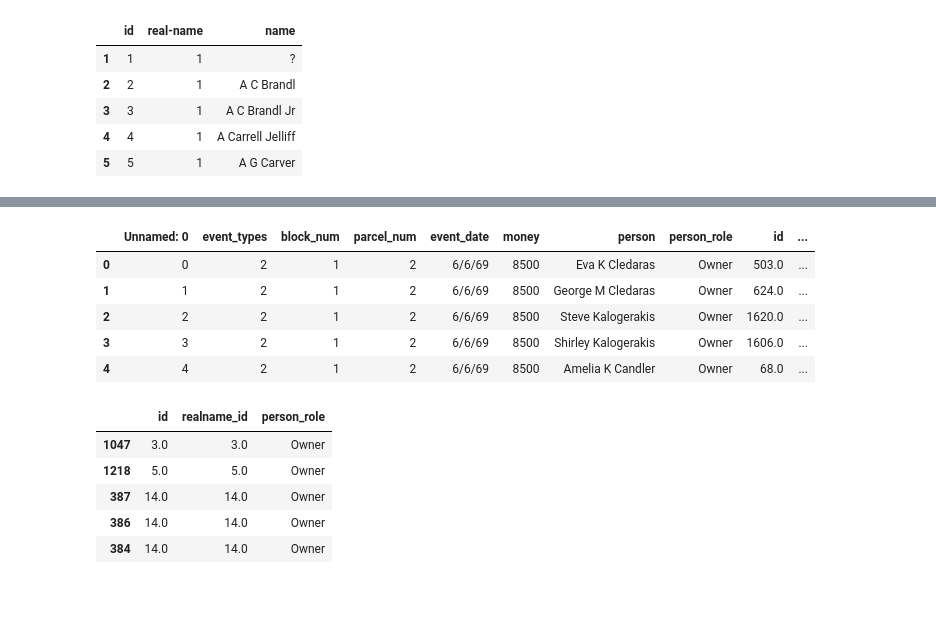
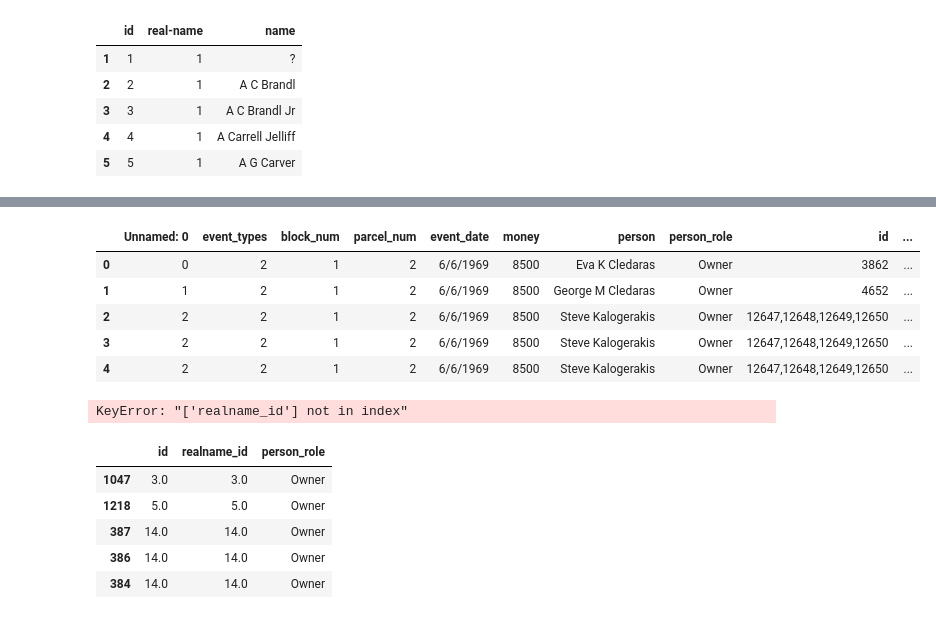
Before and after one commit to squeakyspacebar/urban-renewal-curation, a Jupyter notebook: python/Bez-Data-org.ipynb, the cells around one changed output, grey strips where cells are left out. Saved outputs shown, nothing was run; the diff lists cells and outputs as text; code cells hidden in the pictures.

Commit message:
Clean up Names
Currently working on "Name clean up (Bez)" and bellow

```diff
--- a/python/Bez-Data-org.ipynb
+++ b/python/Bez-Data-org.ipynb
@@ -6,7 +6,7 @@ from pandas import Series, DataFrame
 import re
 import math
 # %%
-df= pd.read_csv('data/2019_Transcriptions.csv')
+df= pd.read_csv('data/2019Transcriptions.csv')
 # %%
 df.head()
 # %% [output]
@@ -1437,11 +1519,11 @@ events_table.head()
 # %%
-events_table = events_table.merge(new_people, how='left', left_on='person', right_on='name')
+events_table_test = events_table.merge(newframe, how='left', left_on='person', right_on='name')
 # %%
-events_table.head()
+events_table_test.head()
 # %% [output]
 |  | Unnamed: 0 | event_types | block_num | parcel_num | event_date | money | person | person_role | id | ... |
-| 0 | 0 | 2 | 1 | 2 | 6/6/69 | 8500 | Eva K Cledaras | Owner | 503.0 | ... |
-| 1 | 1 | 2 | 1 | 2 | 6/6/69 | 8500 | George M Cledaras | Owner | 624.0 | ... |
-| 2 | 2 | 2 | 1 | 2 | 6/6/69 | 8500 | Steve Kalogerakis | Owner | 1620.0 | ... |
-| 3 | 3 | 2 | 1 | 2 | 6/6/69 | 8500 | Shirley Kalogerakis | Owner | 1606.0 | ... |
-| 4 | 4 | 2 | 1 | 2 | 6/6/69 | 8500 | Amelia K Candler | Owner | 68.0 | ... |
+| 0 | 0 | 2 | 1 | 2 | 6/6/1969 | 8500 | Eva K Cledaras | Owner | 3862 | ... |
+| 1 | 1 | 2 | 1 | 2 | 6/6/1969 | 8500 | George M Cledaras | Owner | 4652 | ... |
+| 2 | 2 | 2 | 1 | 2 | 6/6/1969 | 8500 | Steve Kalogerakis | Owner | 12647,12648,12649,12650 | ... |
+| 3 | 2 | 2 | 1 | 2 | 6/6/1969 | 8500 | Steve Kalogerakis | Owner | 12647,12648,12649,12650 | ... |
+| 4 | 2 | 2 | 1 | 2 | 6/6/1969 | 8500 | Steve Kalogerakis | Owner | 12647,12648,12649,12650 | ... |
@@ -1448,5 +1538,7 @@ events_table.head()
 # %%
 event_assc = events_table[["id", "realname_id", "person_role"]]
+# %% [output]
+KeyError: "['realname_id'] not in index"
 # %%
 event_assc = event_assc.sort_values(by='realname_id', ascending=True)
 # %%
```
Also changed, not shown: parts of 27 cells of this notebook.
